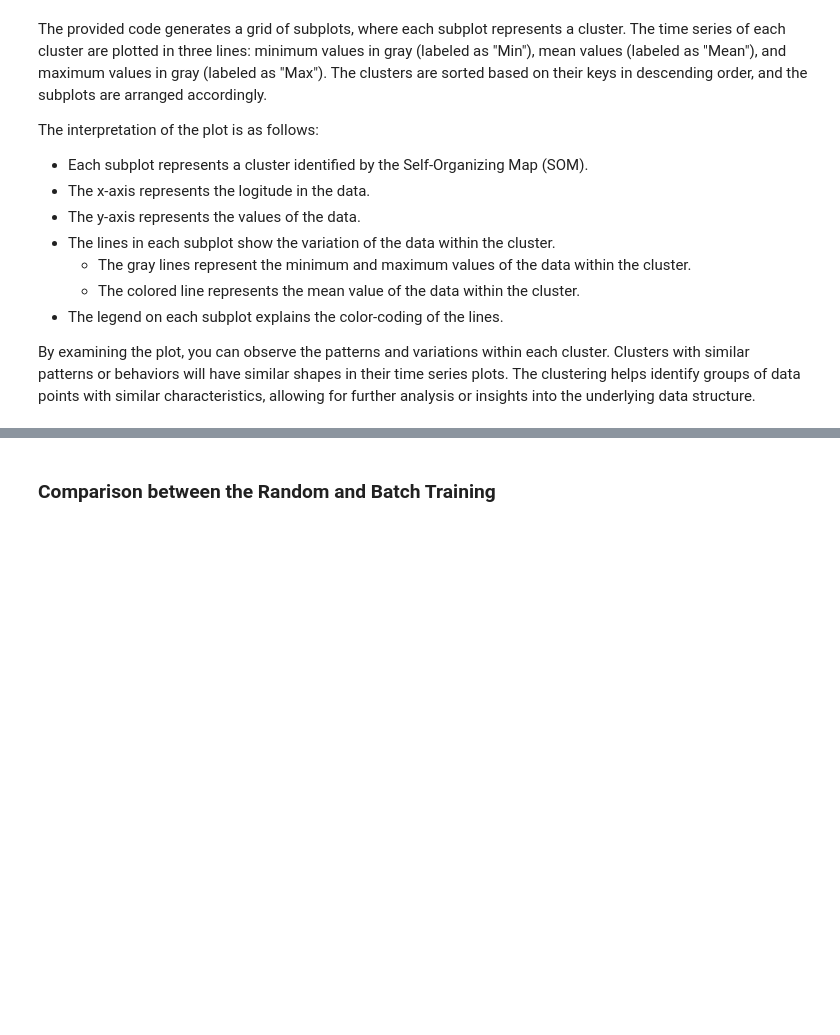
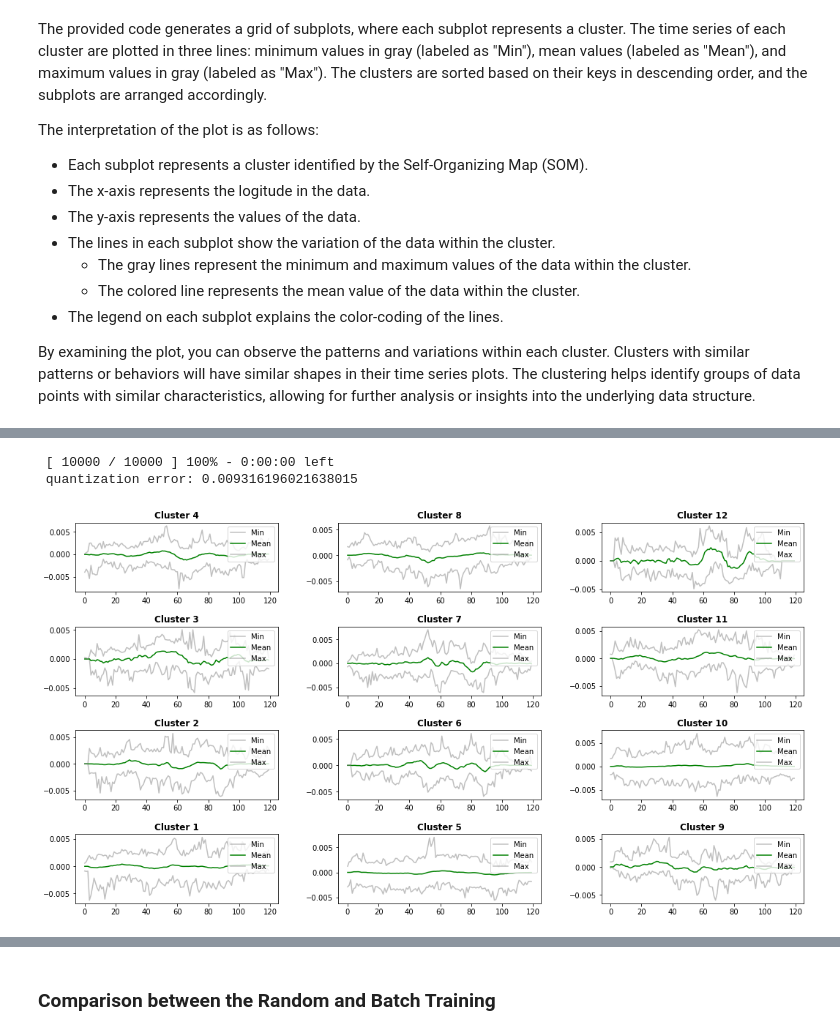
Before and after one commit to kachingasilwimba/EOF-SOM-Analysis, a Jupyter notebook: EOF_SOM.ipynb, the cells around one changed output, grey strips where cells are left out. Cells and saved outputs as stored; diff of their text form; code cells hidden in the pictures; blank space fills up the shorter version.

```diff
--- a/EOF_SOM.ipynb
+++ b/EOF_SOM.ipynb
@@ -474,0 +525,9 @@ By examining the plot, you can observe the patterns and variations within each c
+# %%
+#======================= Experiment 3
+eofs_mode3 = eofs3
+som3 = minisom(eofs_mode3, som_map, sigma, l_rate, ngbf, init, tmax, topology, activation_dist)
+plot_cluster_time_series(som3, X, input_len)
+# %% [output]
+ [ 10000 / 10000 ] 100% - 0:00:00 left
+ quantization error: 0.009316196021638015
+[figure, added]
```
Also changed, not shown: parts of 14 cells of this notebook.
